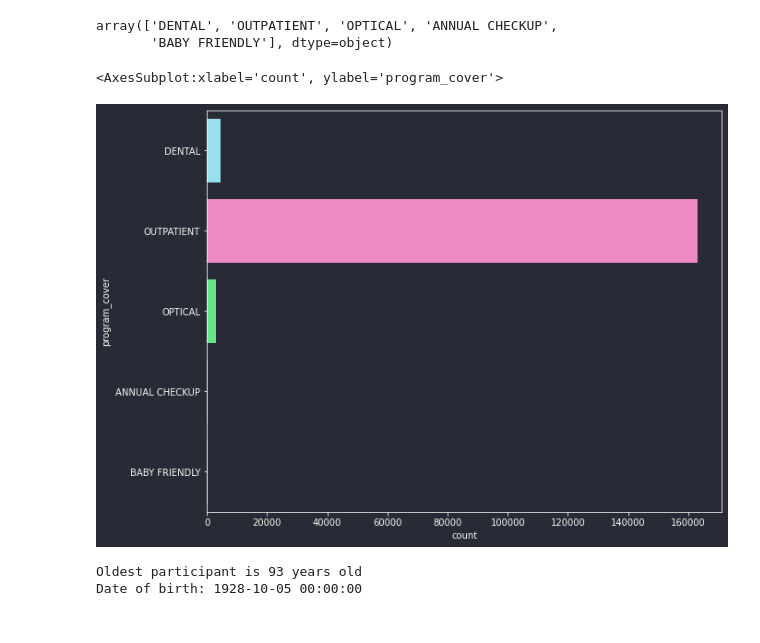
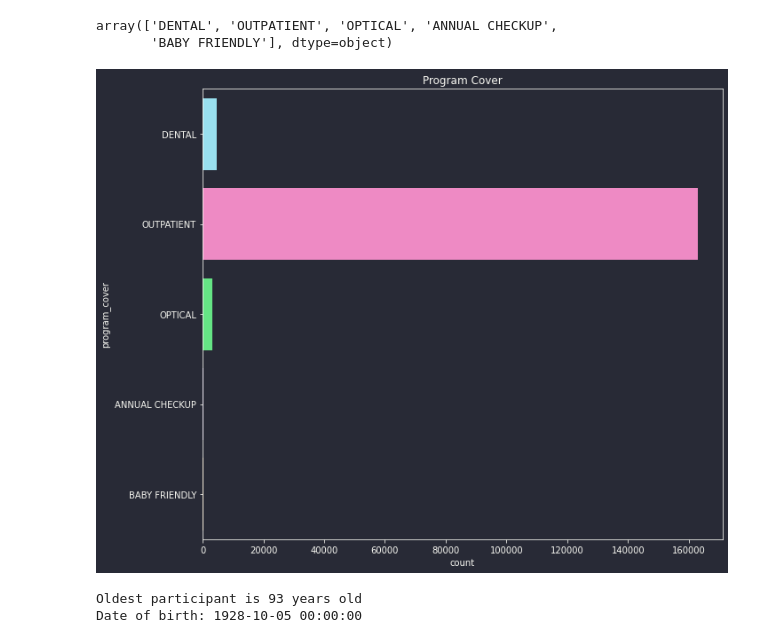
Before and after one commit to lyraxvincent/insurance-claims-prediction, a Jupyter notebook: EDA.ipynb, the cells around one changed output. Drawn from its saved outputs; the diff is of its cells as text; code cells hidden in the pictures.

```diff
--- a/EDA.ipynb
+++ b/EDA.ipynb
@@ -254,9 +281,12 @@ array(['DENTAL', 'OUTPATIENT', 'OPTICAL', 'ANNUAL CHECKUP',
 # %%
 plt.figure(figsize=(10,8))
 sns.countplot(y=data.program_cover)
+
+plt.title("Program Cover")
+plt.tight_layout()
+plt.savefig("plots/program cover distribution.png", dpi=1000)
 # %% [output]
-<AxesSubplot:xlabel='count', ylabel='program_cover'>
-[figure, old version]
+[figure, new version]
 # %%
 # oldest participant/customer
 print(f"Oldest participant is {2021 - data.participant_date_of_birth.min().year} years old\n\
```
Also changed, not shown: parts of 14 cells of this notebook, 5 other files.
